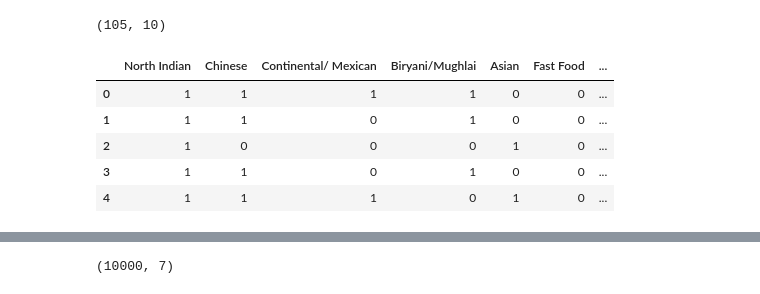
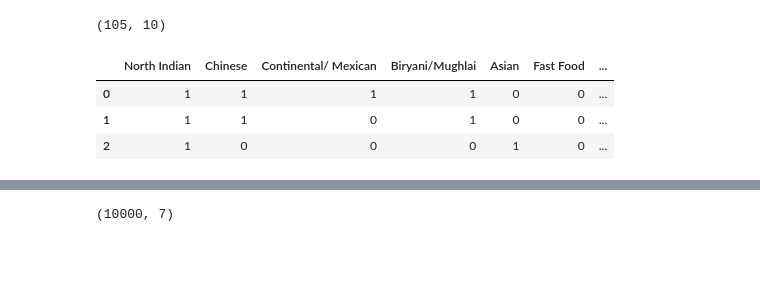
Before and after one commit to Nandeesh-U/ZOMATO-RESTAURANT-CLUSTERING-AND-SENTIMENT-ANALYSIS, a Jupyter notebook: ZOMATO_RESTAURANT_CLUSTERING_AND_SENTIMENT_ANALYSIS.ipynb, the cells around one changed output, grey strips where cells are left out. Cells and saved outputs as stored; diff of their text form; code cells hidden in the pictures; blank space fills up the shorter version.

```diff
--- a/ZOMATO_RESTAURANT_CLUSTERING_AND_SENTIMENT_ANALYSIS.ipynb
+++ b/ZOMATO_RESTAURANT_CLUSTERING_AND_SENTIMENT_ANALYSIS.ipynb
@@ -268,4 +284,4 @@ for i, content in enumerate(names_df['content']):
 # %%
-# dropping the content column
-names_df.drop('content',axis = 1,inplace = True)
+# dropping the redundant columns
+names_df.drop(['content','Unnamed: 0','Unnamed: 0.1','Links'],axis = 1,inplace = True)
 # %%
@@ -392,7 +395,7 @@ names_df.shape
 # %%
 # Appending the new columns to the names_df dataframe
 names_df = pd.concat([names_df,hot_encoded_servs_df],axis = 1)
-names_df.drop(['Unnamed: 0', 'Unnamed: 0.1','additional_services'],axis = 1,inplace = True)
+names_df.drop('additional_services',axis = 1,inplace = True)
 # %%
 names_df.columns
 # %% [output]
@@ -423,9 +422,0 @@ Let us explore the 'known_for' column.
-# %%
-# Cleaning the 'People say this is known for' column
-names_df['known_for'] = names_df['known_for'].replace(np.nan,'')
-
-# Some observations in this column has extra unnecessary text that starts with 'class='. Identifying them and removing
-bool_series = names_df['known_for'].str.contains('class=')
-for i in names_df.loc[bool_series].index:
-  tmp = names_df.iloc[i]['known_for']
-  names_df.at[i,'known_for'] = tmp[:tmp.find('<')]
@@ -535,3 +539,2 @@ array(["['thu', 'wed', 'mon', 'fri', 'sat', 'tue', 'sun']",
 # %%
-#Dropping the redundant columns
-names_df.drop(['Links'],axis = 1, inplace = True)
+names_df.drop(['Open_days','Timings'],axis = 1, inplace = True)
@@ -614,14 +604,12 @@ hot_encoded_cus_df.shape
 # %% [output]
 (105, 10)
 # %%
-hot_encoded_cus_df.head()
+hot_encoded_cus_df.head(3)
 # %% [output]
 |  | North Indian | Chinese | Continental/ Mexican | Biryani/Mughlai | Asian | Fast Food | ... |
 | 0 | 1 | 1 | 1 | 1 | 0 | 0 | ... |
 | 1 | 1 | 1 | 0 | 1 | 0 | 0 | ... |
 | 2 | 1 | 0 | 0 | 0 | 1 | 0 | ... |
-| 3 | 1 | 1 | 0 | 1 | 0 | 0 | ... |
-| 4 | 1 | 1 | 1 | 0 | 1 | 0 | ... |
 # %%
 names_df.shape
 # %% [output]
```
Also changed, not shown: parts of 58 cells of this notebook.
